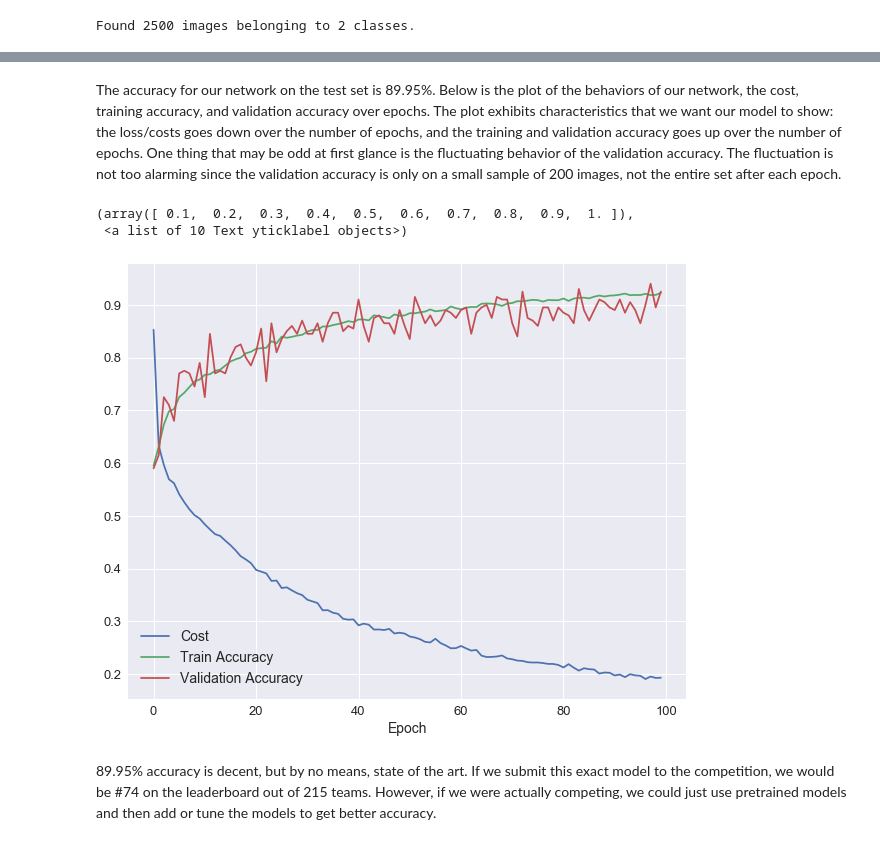
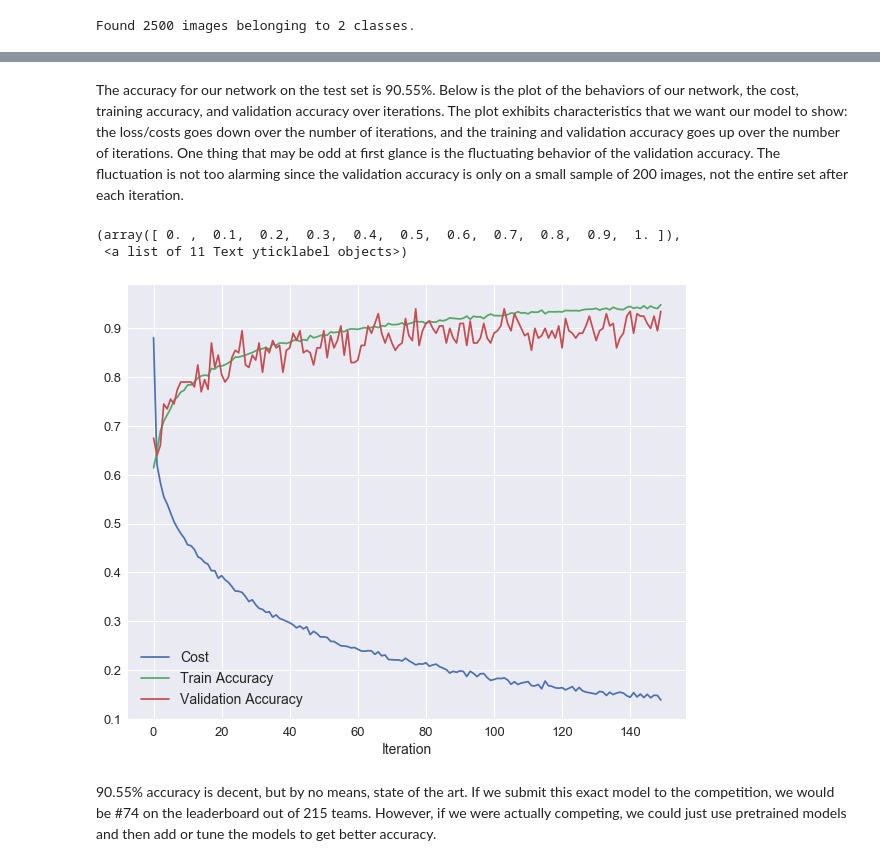
Before and after one commit to ttran0/ttran0.github.io, a Jupyter notebook: content/cats_dogs_cnn.ipynb, the cells around one changed output, grey strips where cells are left out. Drawn from its saved outputs; the diff is of its cells as text; code cells hidden in the pictures.

```diff
--- a/content/cats_dogs_cnn.ipynb
+++ b/content/cats_dogs_cnn.ipynb
@@ -151,14 +149,14 @@ sess.run(tf.global_variables_initializer())
 # %%
 # %%time
 batch_size = 32
-total_epoch = 100
+total_iters = 150
 loss_list = []
 train_acc_list = []
 valid_acc_list = []
-for epoch in range(total_epoch):
+for iters in range(total_iters):
     avg_cost = 0
     avg_train_accuracy = 0
-    total_batch = 500
+    total_batch = 450
     for j in range(total_batch):
         x_train, y_train = next(train_generator)
         train_step.run(feed_dict = {x: x_train, y: y_train, keep_prob: 0.5})
@@ -171,7 +169,7 @@ for epoch in range(total_epoch):
     loss_list.append(avg_cost)
     train_acc_list.append(avg_train_accuracy)
     valid_acc_list.append(valid_accuracy)
-    print('Epoch: {}, Average Cost: {}, Train Accuracy: {} Validation Accuracy {}'.format(epoch + 1,
+    print('Iteration: {}, Average Cost: {}, Train Accuracy: {} Validation Accuracy {}'.format(iters + 1,
                                                                                           avg_cost,
                                                                                           avg_train_accuracy,
                                                                                          valid_accuracy))
@@ -215,22 +213,22 @@ Test Accuracy:  89.9599995613
 # %% [markdown]
-The accuracy for our network on the test set is 89.95%. Below is the plot of the behaviors of our network, the cost, training accuracy, and validation accuracy over epochs. The plot exhibits characteristics that we want our model to show: the loss/costs goes down over the number of epochs, and the training and validation accuracy goes up over the number of epochs. One thing that may be odd at first glance is the fluctuating behavior of the validation accuracy. The fluctuation is not too alarming since the validation accuracy is only on a small sample of 200 images, not the entire set after each epoch.
+The accuracy for our network on the test set is 90.55%. Below is the plot of the behaviors of our network, the cost, training accuracy, and validation accuracy over iterations. The plot exhibits characteristics that we want our model to show: the loss/costs goes down over the number of iterations, and the training and validation accuracy goes up over the number of iterations. One thing that may be odd at first glance is the fluctuating behavior of the validation accuracy. The fluctuation is not too alarming since the validation accuracy is only on a small sample of 200 images, not the entire set after each iteration.
 # %%
 plt.figure(figsize = (10, 8))
 plt.figure(1)
-epochs = list(range(len(loss_list)))
-plt.plot(epochs, loss_list, label = 'Cost')
-plt.plot(epochs, train_acc_list, label = 'Train Accuracy')
-plt.plot(epochs, valid_acc_list, label = 'Validation Accuracy')
+iterations = list(range(len(loss_list)))
+plt.plot(iterations, loss_list, label = 'Cost')
+plt.plot(iterations, train_acc_list, label = 'Train Accuracy')
+plt.plot(iterations, valid_acc_list, label = 'Validation Accuracy')
 plt.legend(fontsize = 14)
-plt.xlabel('Epoch', fontsize = 14)
+plt.xlabel('Iteration', fontsize = 14)
 plt.xticks(fontsize = 13)
 plt.yticks(fontsize = 13)
 # %% [output]
-(array([ 0.1,  0.2,  0.3,  0.4,  0.5,  0.6,  0.7,  0.8,  0.9,  1. ]),
- <a list of 10 Text yticklabel objects>)
+(array([ 0. ,  0.1,  0.2,  0.3,  0.4,  0.5,  0.6,  0.7,  0.8,  0.9,  1. ]),
+ <a list of 11 Text yticklabel objects>)
-[figure, old version]
+[figure, new version]
 # %% [markdown]
-89.95% accuracy is decent, but by no means, state of the art. If we submit this exact model to the competition, we would be #74 on the leaderboard out of 215 teams. However, if we were actually competing, we could just use pretrained models and then add or tune the models to get better accuracy.
+90.55% accuracy is decent, but by no means, state of the art. If we submit this exact model to the competition, we would be #74 on the leaderboard out of 215 teams. However, if we were actually competing, we could just use pretrained models and then add or tune the models to get better accuracy.
 # %% [markdown]
 ### Improvements
 
```
Also changed, not shown: parts of 6 cells of this notebook, 3 other files.
